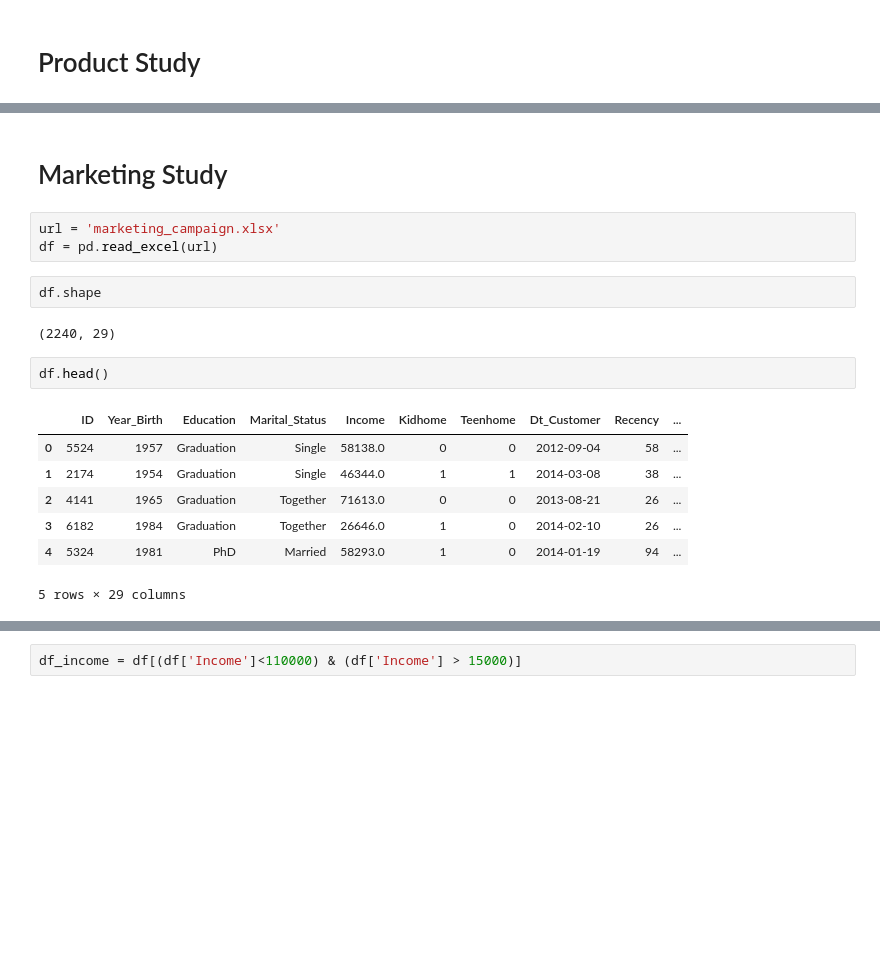
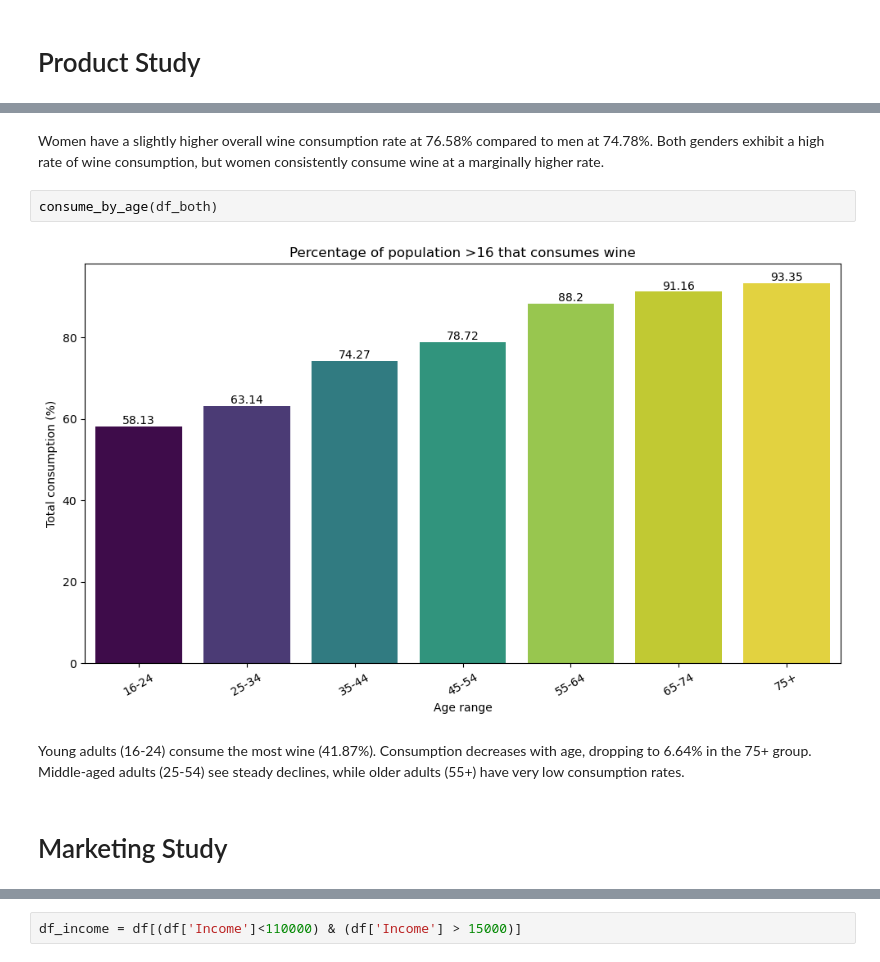
Before and after one commit to lidiamayor/marketing-study-project, a Jupyter notebook: Consumidores.ipynb, the cells around one changed output, grey strips where cells are left out. Cells and saved outputs as stored; diff of their text form; blank space fills up the shorter version.

```diff
--- a/Consumidores.ipynb
+++ b/Consumidores.ipynb
@@ -159,19 +49,12 @@ Passing `palette` without assigning `hue` is deprecated and will be removed in v
+# %% [markdown]
+Women have a slightly higher overall wine consumption rate at 76.58% compared to men at 74.78%. Both genders exhibit a high rate of wine consumption, but women consistently consume wine at a marginally higher rate.
+# %%
+consume_by_age(df_both)
+# %% [output]
+[figure, added]
+# %% [markdown]
+Young adults (16-24) consume the most wine (41.87%).
+Consumption decreases with age, dropping to 6.64% in the 75+ group.
+Middle-aged adults (25-54) see steady declines, while older adults (55+) have very low consumption rates.
 # %% [markdown]
 # Marketing Study
-# %%
-url = 'marketing_campaign.xlsx'
-df = pd.read_excel(url)
-# %%
-df.shape
-# %% [output]
-(2240, 29)
-# %%
-df.head()
-# %% [output]
-|  | ID | Year_Birth | Education | Marital_Status | Income | Kidhome | Teenhome | Dt_Customer | Recency | ... |
-| 0 | 5524 | 1957 | Graduation | Single | 58138.0 | 0 | 0 | 2012-09-04 | 58 | ... |
-| 1 | 2174 | 1954 | Graduation | Single | 46344.0 | 1 | 1 | 2014-03-08 | 38 | ... |
-| 2 | 4141 | 1965 | Graduation | Together | 71613.0 | 0 | 0 | 2013-08-21 | 26 | ... |
-| 3 | 6182 | 1984 | Graduation | Together | 26646.0 | 1 | 0 | 2014-02-10 | 26 | ... |
-| 4 | 5324 | 1981 | PhD | Married | 58293.0 | 1 | 0 | 2014-01-19 | 94 | ... |
-5 rows × 29 columns
```
Also changed, not shown: parts of 81 cells of this notebook, 8 other files.
